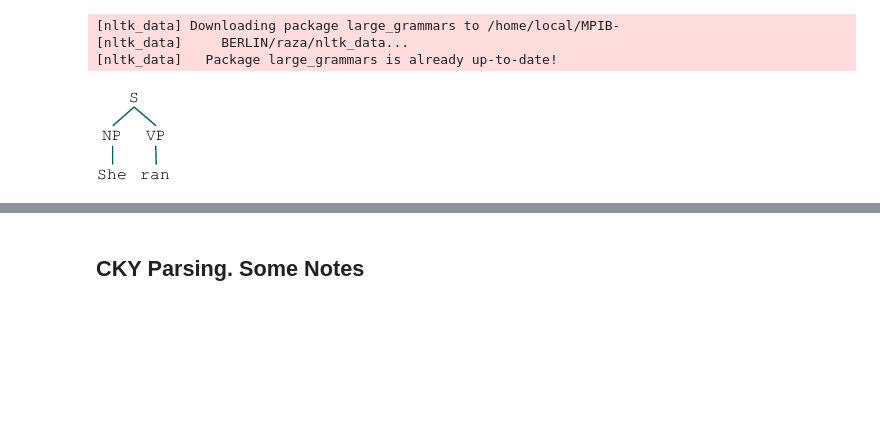
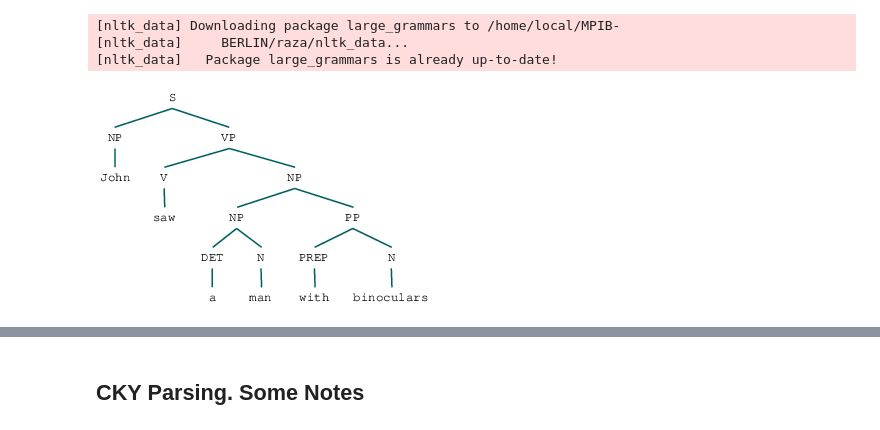
Before and after one commit to razaali0123/NLP_Projects, a Jupyter notebook: anlp2020-assignment4.ipynb, the cells around one changed output, grey strips where cells are left out. Drawn from its saved outputs; the diff is of its cells as text; code cells hidden in the pictures; blank space fills up the shorter version.

```diff
--- a/anlp2020-assignment4.ipynb
+++ b/anlp2020-assignment4.ipynb
@@ -35,7 +35,8 @@ import configparser
 [nltk_data] Downloading package large_grammars to /home/local/MPIB-
 [nltk_data]     BERLIN/raza/nltk_data...
 [nltk_data]   Package large_grammars is already up-to-date!
-# %%
-Tree.fromstring('(S (NP (She)) (VP (ran)))')
-# %% [output]
-[figure, removed]
+# %%
+sentence1 = '(S (NP John) (VP (V saw) (NP (NP (DET a ) (N man))    (PP (PREP with) (N binoculars) ))) )'
+Tree.fromstring(sentence1)
+# %% [output]
+[figure, added]
```
Also changed, not shown: parts of 56 cells of this notebook.
